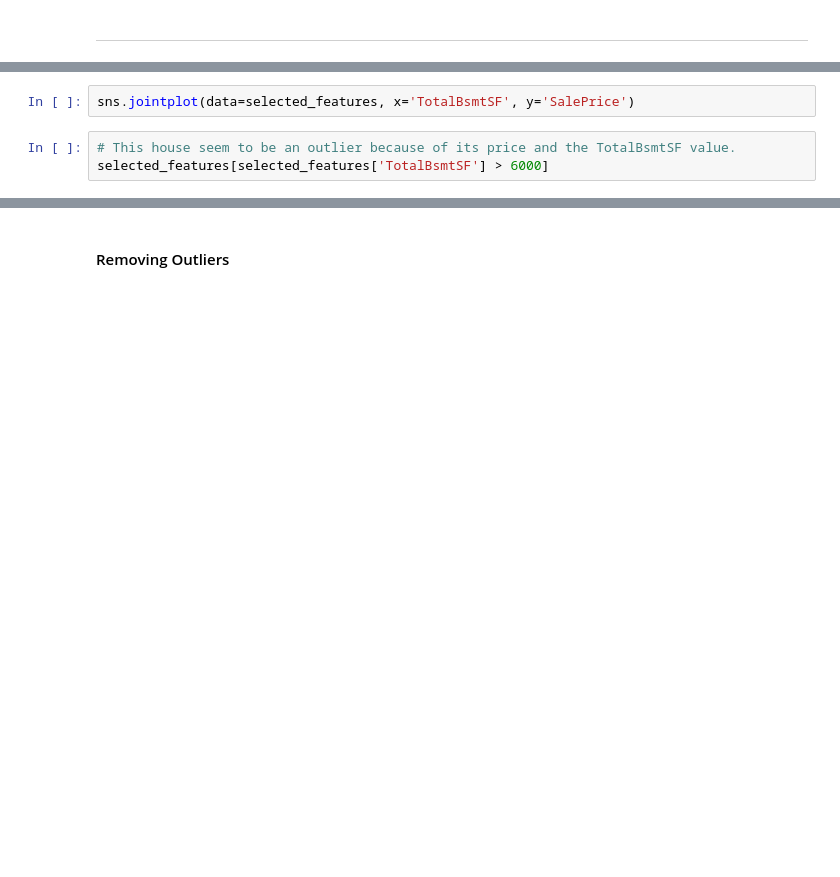
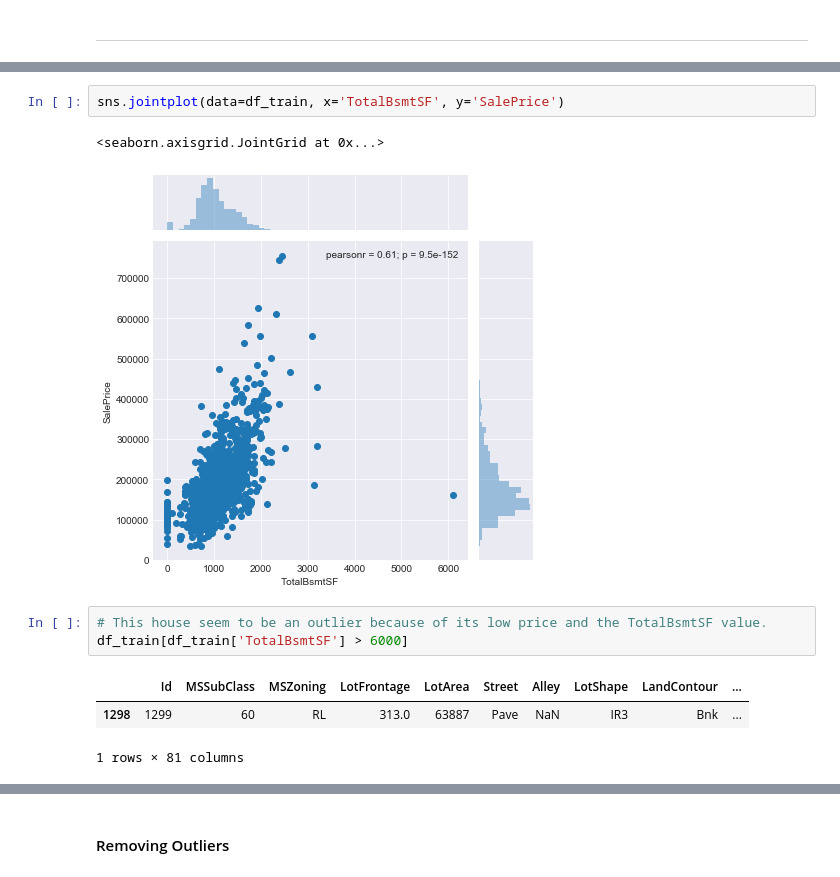
Before and after one commit to oliveirajv92/kaggle-house-prices-iowa, a Jupyter notebook: Kaggle - House Prices.ipynb, the cells around one changed output, grey strips where cells are left out. Cells and saved outputs as stored; diff of their text form; blank space fills up the shorter version.

```diff
--- a/Kaggle - House Prices.ipynb
+++ b/Kaggle - House Prices.ipynb
@@ -309,6 +331,13 @@ sns.jointplot(data=selected_features, x='YearBuilt', y='SalePrice')
 # %%
-sns.jointplot(data=selected_features, x='TotalBsmtSF', y='SalePrice')
+sns.jointplot(data=df_train, x='TotalBsmtSF', y='SalePrice')
+# %% [output]
+<seaborn.axisgrid.JointGrid at 0x...>
+[figure, added]
 # %%
-# This house seem to be an outlier because of its price and the TotalBsmtSF value.
-selected_features[selected_features['TotalBsmtSF'] > 6000]
+# This house seem to be an outlier because of its low price and the TotalBsmtSF value.
+df_train[df_train['TotalBsmtSF'] > 6000]
+# %% [output]
+|  | Id | MSSubClass | MSZoning | LotFrontage | LotArea | Street | Alley | LotShape | LandContour | ... |
+| 1298 | 1299 | 60 | RL | 313.0 | 63887 | Pave | NaN | IR3 | Bnk | ... |
+1 rows × 81 columns
 # %%
```
Also changed, not shown: parts of 33 cells of this notebook.
